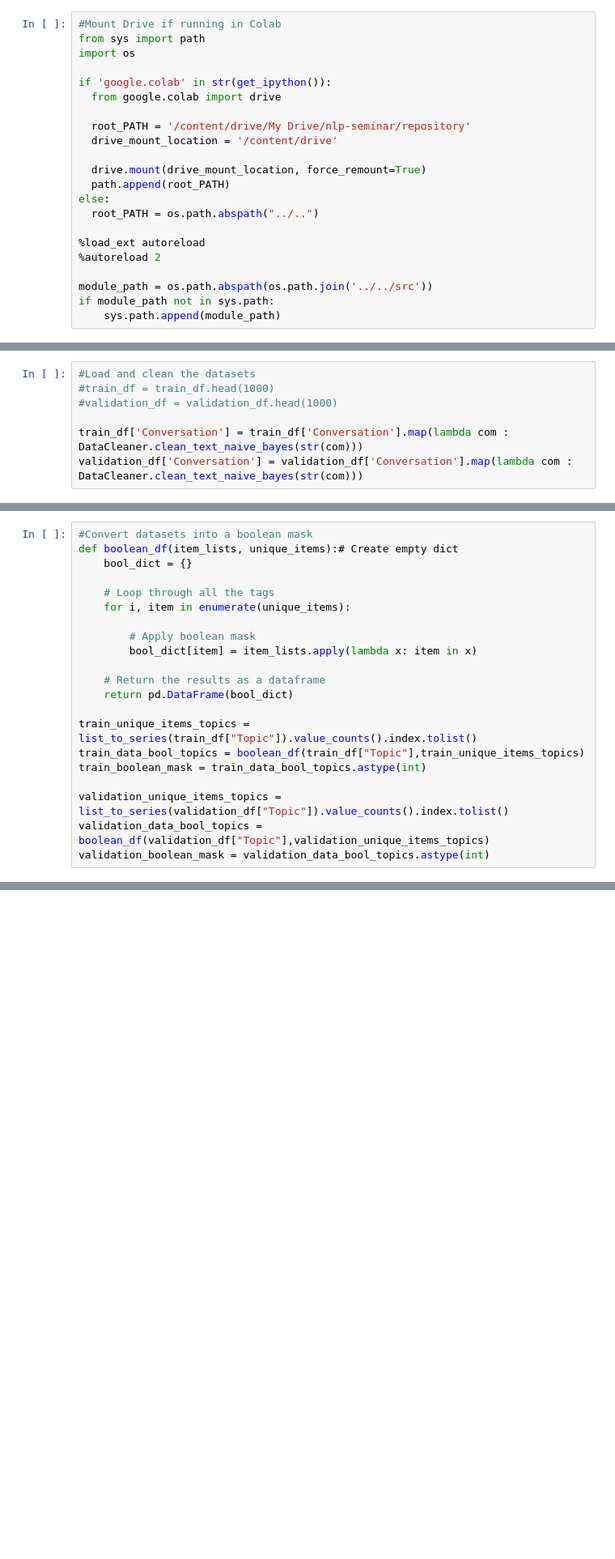
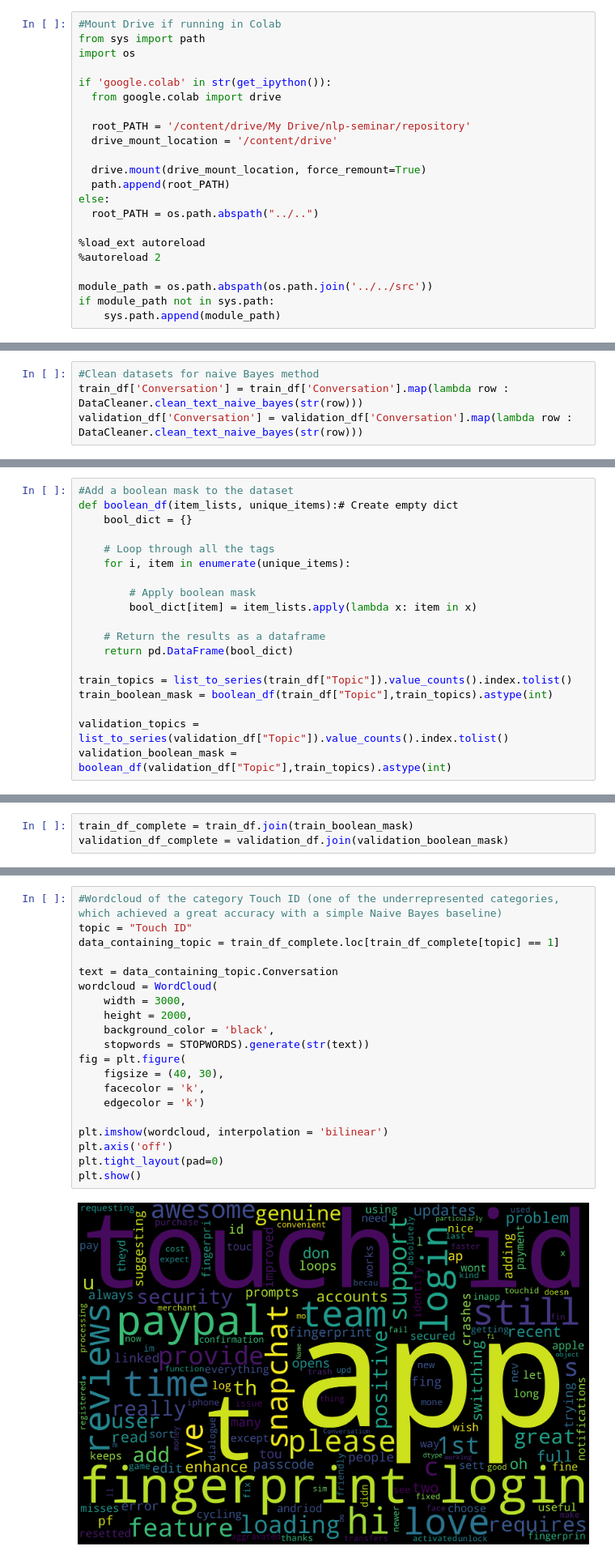
Before and after one commit to prestrepoh/NLP-techniques-for-topic-extraction, a Jupyter notebook: notebooks/baselines/baselines.ipynb, the cells around one changed output, grey strips where cells are left out. Shown at 81% size. Drawn from its saved outputs; the diff is of its cells as text; blank space fills up the shorter version.

Commit message:
refactored Naive Bayes Baseline. Added analysis of the reuslt of the Naive Bayes classifier for the categories with a precision too high

```diff
--- a/notebooks/baselines/baselines.ipynb
+++ b/notebooks/baselines/baselines.ipynb
@@ -37,10 +40,7 @@ validation_df = pd.read_csv(root_PATH + '/data/validation.csv')
 # %%
-#Load and clean the datasets
-#train_df = train_df.head(1000)
-#validation_df = validation_df.head(1000)
-
-train_df['Conversation'] = train_df['Conversation'].map(lambda com : DataCleaner.clean_text_naive_bayes(str(com)))
-validation_df['Conversation'] = validation_df['Conversation'].map(lambda com : DataCleaner.clean_text_naive_bayes(str(com)))
+#Clean datasets for naive Bayes method
+train_df['Conversation'] = train_df['Conversation'].map(lambda row : DataCleaner.clean_text_naive_bayes(str(row)))
+validation_df['Conversation'] = validation_df['Conversation'].map(lambda row : DataCleaner.clean_text_naive_bayes(str(row)))
 # %%
 #Obtain a list with all the topics in the dataset
 train_df["Topic"] = train_df["Topic"].apply(eval)
@@ -54,5 +51,5 @@ topics_list_validation = list_to_series(validation_df["Topic"]).unique()
 # %%
-#Convert datasets into a boolean mask
+#Add a boolean mask to the dataset
 def boolean_df(item_lists, unique_items):# Create empty dict
     bool_dict = {}
 
@@ -65,11 +62,9 @@ def boolean_df(item_lists, unique_items):# Create empty dict
     # Return the results as a dataframe
     return pd.DataFrame(bool_dict)
 
-train_unique_items_topics = list_to_series(train_df["Topic"]).value_counts().index.tolist()
-train_data_bool_topics = boolean_df(train_df["Topic"],train_unique_items_topics)
-train_boolean_mask = train_data_bool_topics.astype(int)
+train_topics = list_to_series(train_df["Topic"]).value_counts().index.tolist()
+train_boolean_mask = boolean_df(train_df["Topic"],train_topics).astype(int)
 
-validation_unique_items_topics = list_to_series(validation_df["Topic"]).value_counts().index.tolist()
-validation_data_bool_topics = boolean_df(validation_df["Topic"],validation_unique_items_topics)
-validation_boolean_mask = validation_data_bool_topics.astype(int)
+validation_topics = list_to_series(validation_df["Topic"]).value_counts().index.tolist()
+validation_boolean_mask = boolean_df(validation_df["Topic"],train_topics).astype(int)
 # %%
@@ -112,0 +108,3 @@ KeyError: 'Battery'
+# %%
+train_df_complete = train_df.join(train_boolean_mask)
+validation_df_complete = validation_df.join(validation_boolean_mask)
@@ -112,0 +114,22 @@ KeyError: 'Battery'
+# %%
+#Wordcloud of the category Touch ID (one of the underrepresented categories, which achieved a great accuracy with a simple Naive Bayes baseline)
+topic = "Touch ID"
+data_containing_topic = train_df_complete.loc[train_df_complete[topic] == 1]
+
+text = data_containing_topic.Conversation
+wordcloud = WordCloud(
+    width = 3000,
+    height = 2000,
+    background_color = 'black',
+    stopwords = STOPWORDS).generate(str(text))
+fig = plt.figure(
+    figsize = (40, 30),
+    facecolor = 'k',
+    edgecolor = 'k')
+
+plt.imshow(wordcloud, interpolation = 'bilinear')
+plt.axis('off')
+plt.tight_layout(pad=0)
+plt.show()
+# %% [output]
+[figure, added]
```
Also changed, not shown: parts of 7 cells of this notebook.
